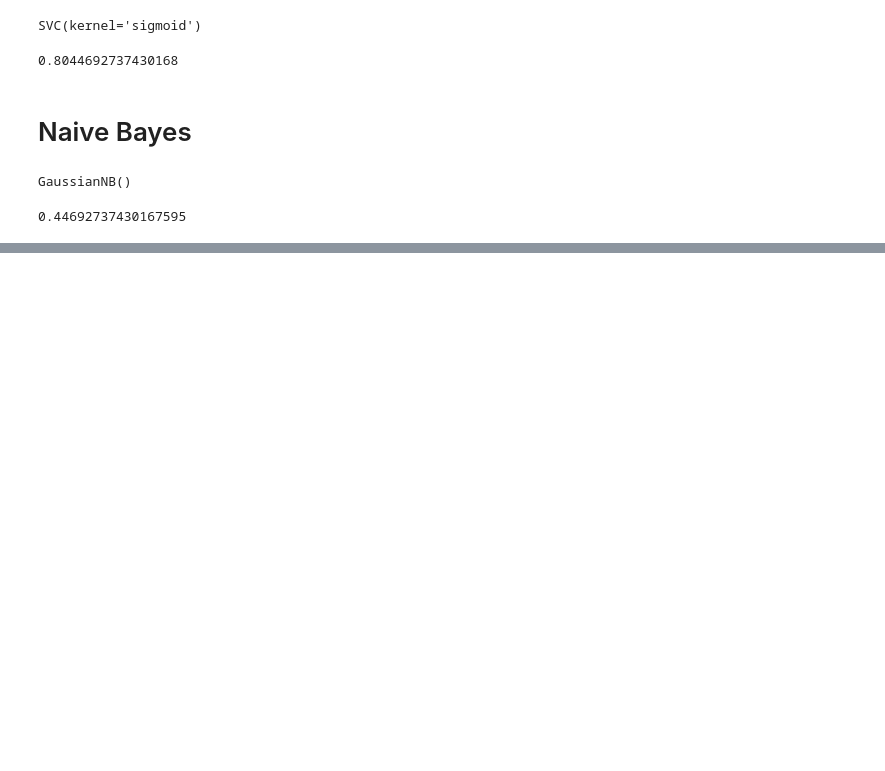
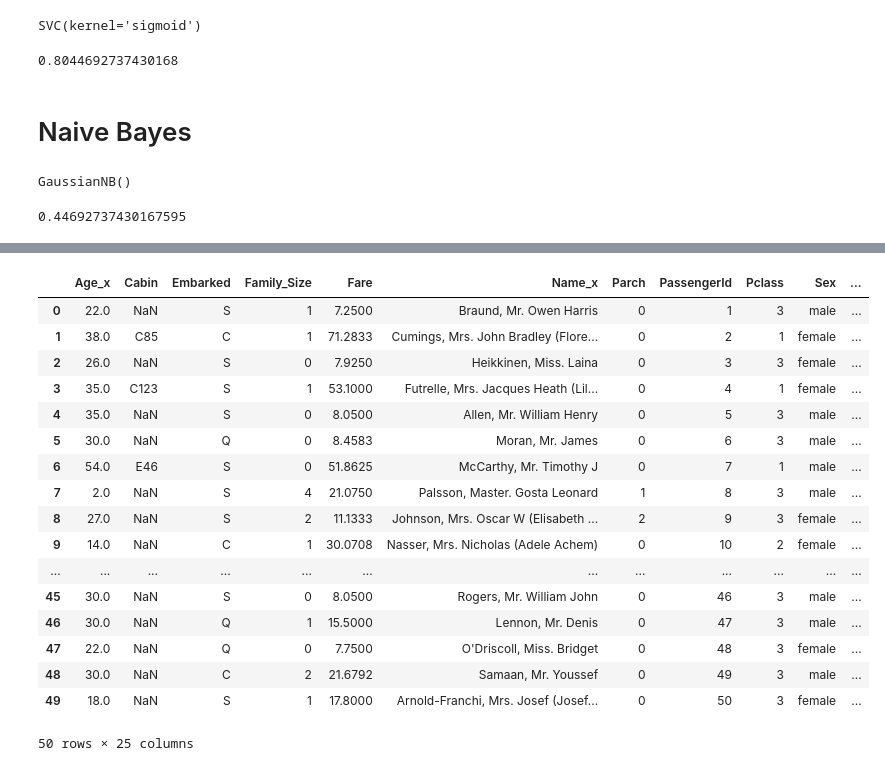
Before and after one commit to JonathanKolb/MLNNs_project, a Jupyter notebook: CS401_project.ipynb, the cells around one changed output, grey strips where cells are left out. Drawn from its saved outputs; the diff is of its cells as text; code cells hidden in the pictures; blank space fills up the shorter version.

Commit message:
First try at matching the hometowns

```diff
--- a/CS401_project.ipynb
+++ b/CS401_project.ipynb
@@ -768,0 +771,5 @@ accuracy_score(y_test, nb.predict(X_test))
+# %%
+# Load data as Pandas dataframe
+train = pd.read_csv('../input/titanic_cleaned_data/train_clean.csv')
+unlabeled = pd.read_csv('../input/titanic_cleaned_data/test_clean.csv')
+df = pd.concat([train, unlabeled], axis=0, sort=True)
@@ -768,0 +803,4 @@ accuracy_score(y_test, nb.predict(X_test))
+# %%
+# Load data as Pandas dataframe
+hometowns = pd.read_csv('../input/titanic_cleaned_data/Titanic_Hometown_clean.csv', sep=";")
+hometowns.head()
@@ -768,0 +859,2 @@ accuracy_score(y_test, nb.predict(X_test))
+# %%
+df["fuzzy_name"] = df.Name.map(lambda x: process.extractOne(x, hometowns.Name)[0])
@@ -768,0 +872,2 @@ accuracy_score(y_test, nb.predict(X_test))
+# %%
+df = df.merge(hometowns, left_on='fuzzy_name', right_on='Name', how='left', indicator=True)
@@ -768,0 +882,21 @@ accuracy_score(y_test, nb.predict(X_test))
+# %%
+df.head(50)
+# %% [output]
+|  | Age_x | Cabin | Embarked | Family_Size | Fare | Name_x | Parch | PassengerId | Pclass | Sex | ... |
+| 0 | 22.0 | NaN | S | 1 | 7.2500 | Braund, Mr. Owen Harris | 0 | 1 | 3 | male | ... |
+| 1 | 38.0 | C85 | C | 1 | 71.2833 | Cumings, Mrs. John Bradley (Flore... | 0 | 2 | 1 | female | ... |
+| 2 | 26.0 | NaN | S | 0 | 7.9250 | Heikkinen, Miss. Laina | 0 | 3 | 3 | female | ... |
+| 3 | 35.0 | C123 | S | 1 | 53.1000 | Futrelle, Mrs. Jacques Heath (Lil... | 0 | 4 | 1 | female | ... |
+| 4 | 35.0 | NaN | S | 0 | 8.0500 | Allen, Mr. William Henry | 0 | 5 | 3 | male | ... |
+| 5 | 30.0 | NaN | Q | 0 | 8.4583 | Moran, Mr. James | 0 | 6 | 3 | male | ... |
+| 6 | 54.0 | E46 | S | 0 | 51.8625 | McCarthy, Mr. Timothy J | 0 | 7 | 1 | male | ... |
+| 7 | 2.0 | NaN | S | 4 | 21.0750 | Palsson, Master. Gosta Leonard | 1 | 8 | 3 | male | ... |
+| 8 | 27.0 | NaN | S | 2 | 11.1333 | Johnson, Mrs. Oscar W (Elisabeth ... | 2 | 9 | 3 | female | ... |
+| 9 | 14.0 | NaN | C | 1 | 30.0708 | Nasser, Mrs. Nicholas (Adele Achem) | 0 | 10 | 2 | female | ... |
+| ... | ... | ... | ... | ... | ... | ... | ... | ... | ... | ... | ... |
+| 45 | 30.0 | NaN | S | 0 | 8.0500 | Rogers, Mr. William John | 0 | 46 | 3 | male | ... |
+| 46 | 30.0 | NaN | Q | 1 | 15.5000 | Lennon, Mr. Denis | 0 | 47 | 3 | male | ... |
+| 47 | 22.0 | NaN | Q | 0 | 7.7500 | O'Driscoll, Miss. Bridget | 0 | 48 | 3 | female | ... |
+| 48 | 30.0 | NaN | C | 2 | 21.6792 | Samaan, Mr. Youssef | 0 | 49 | 3 | male | ... |
+| 49 | 18.0 | NaN | S | 1 | 17.8000 | Arnold-Franchi, Mrs. Josef (Josef... | 0 | 50 | 3 | female | ... |
+50 rows × 25 columns
```
Also changed, not shown: parts of 28 cells of this notebook.
